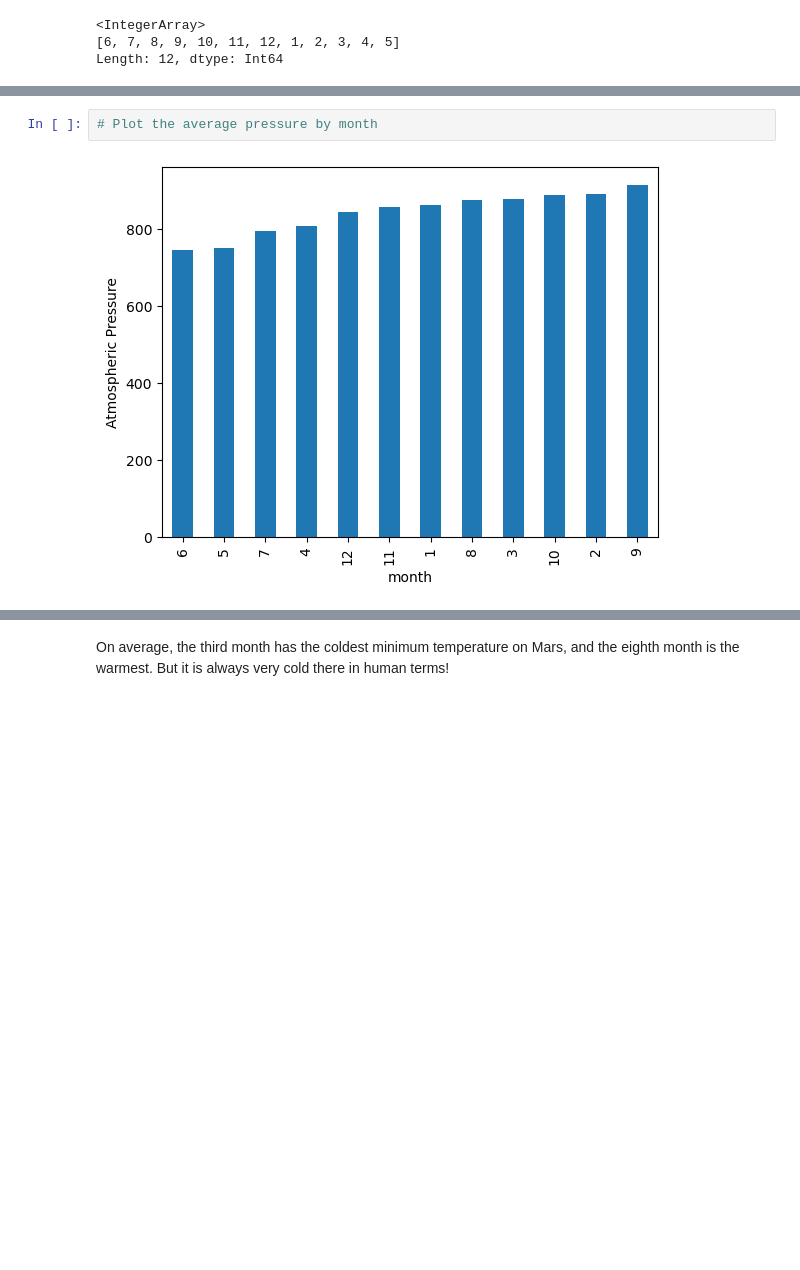
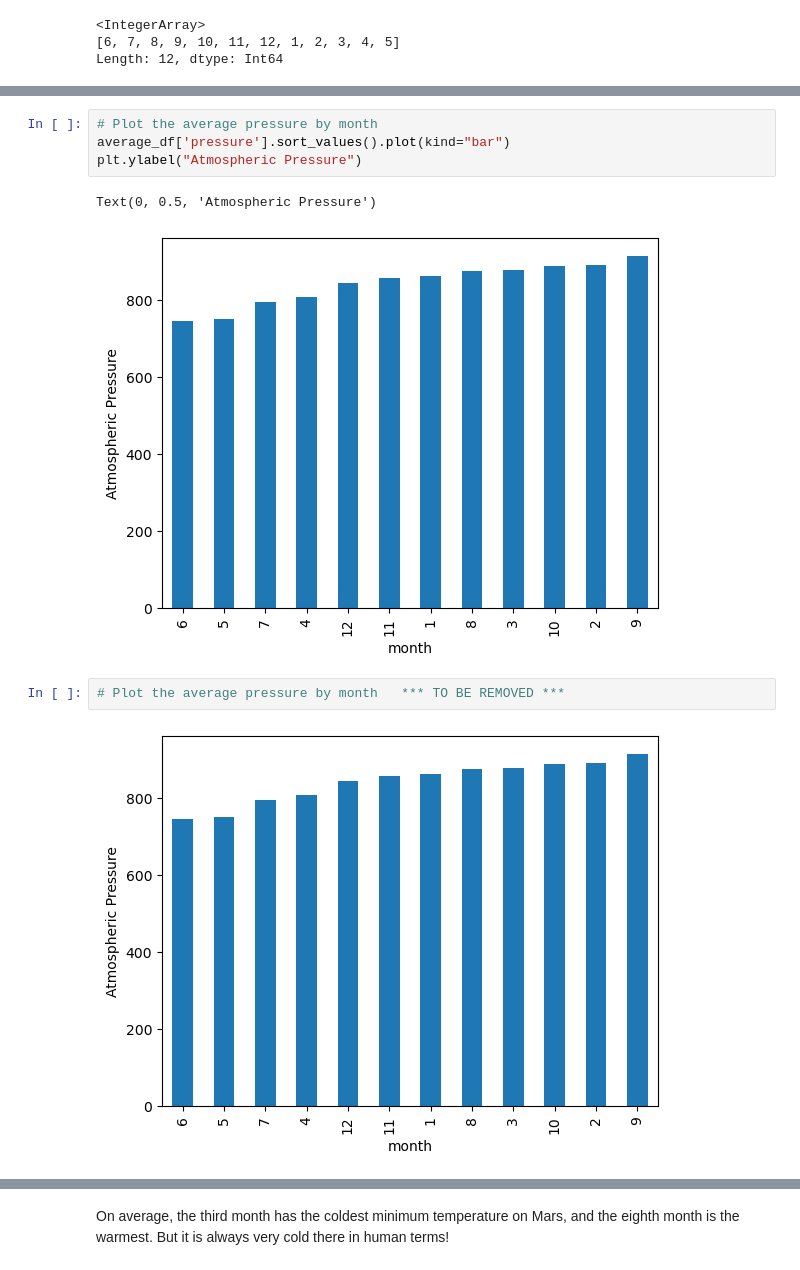
Before and after one commit to xoffvsg/Data_Collection_Challenge, a Jupyter notebook: part_2_mars_weather.ipynb, the cells around one changed output, grey strips where cells are left out. Cells and saved outputs as stored; diff of their text form; blank space fills up the shorter version.

```diff
--- a/part_2_mars_weather.ipynb
+++ b/part_2_mars_weather.ipynb
@@ -207,4 +297,11 @@ Name: pressure, dtype: float64
+# %%
+# Plot the average pressure by month
+average_df['pressure'].sort_values().plot(kind="bar")
+plt.ylabel("Atmospheric Pressure")
+# %% [output]
+Text(0, 0.5, 'Atmospheric Pressure')
+[figure, added]
 # %%
-# Plot the average pressure by month
+# Plot the average pressure by month   *** TO BE REMOVED ***
 # %% [output]
 [figure]
```
Also changed, not shown: parts of 16 cells of this notebook, 4 other files.
